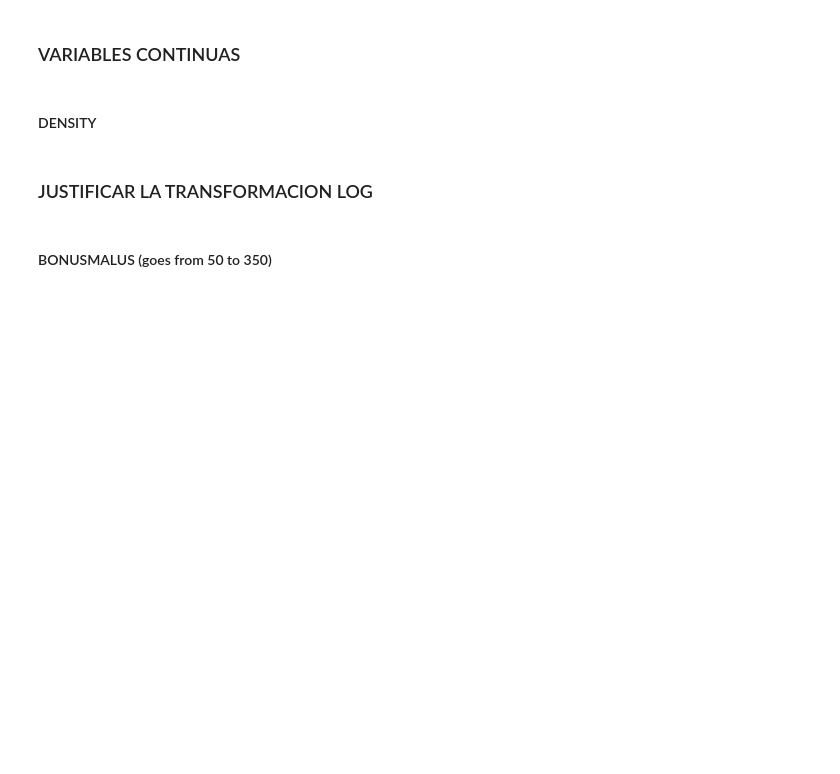
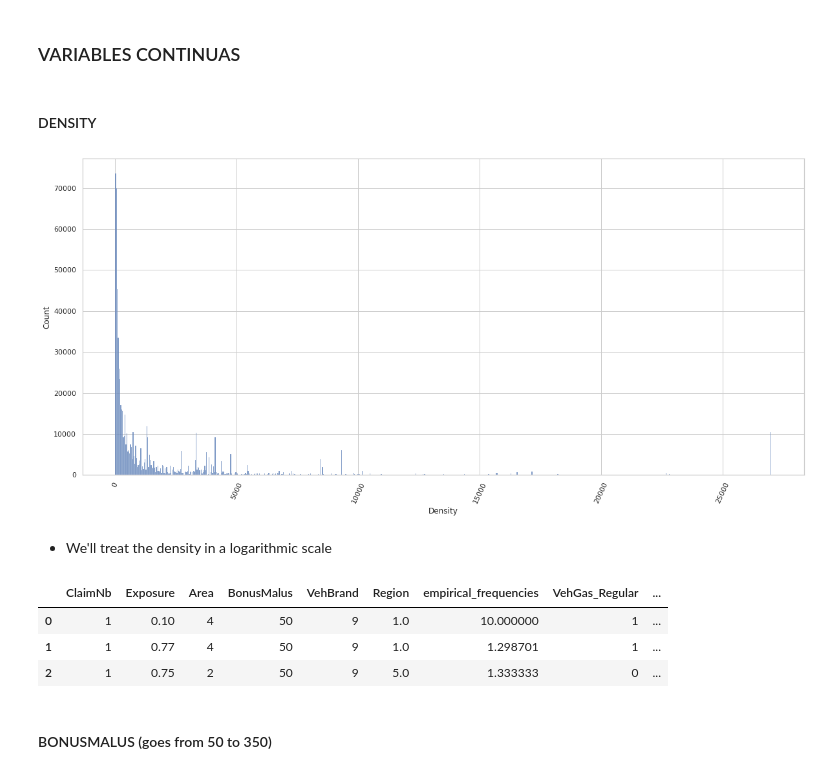
Before and after one commit to JulianTrufero/Claims-Frequency-Predicitons, a Jupyter notebook: Notebooks/claims_data.ipynb, the cells around one changed output. Cells and saved outputs as stored; diff of their text form; code cells hidden in the pictures; blank space fills up the shorter version.

```diff
--- a/Notebooks/claims_data.ipynb
+++ b/Notebooks/claims_data.ipynb
@@ -354,5 +355,3 @@ claimsdf.drop(columns=['IDpol', 'VehPower', 'VehAge', 'DrivAge'], inplace=True)
 ### VARIABLES CONTINUAS
 # %% [markdown]
 #### DENSITY
-# %% [markdown]
-### JUSTIFICAR LA TRANSFORMACION LOG
@@ -360,0 +358,8 @@ claimsdf.drop(columns=['IDpol', 'VehPower', 'VehAge', 'DrivAge'], inplace=True)
+# %%
+ax = sns.histplot(claimsdf['Density'])
+ax.tick_params(axis='x', rotation=65)
+fig.savefig("density_hist.png");
+# %% [output]
+[figure, added]
+# %% [markdown]
+- We'll treat the density in a logarithmic scale
@@ -361,3 +369,10 @@ claimsdf.drop(columns=['IDpol', 'VehPower', 'VehAge', 'DrivAge'], inplace=True)
+# %%
+claimsdf.head(3)
+# %% [output]
+|  | ClaimNb | Exposure | Area | BonusMalus | VehBrand | Region | empirical_frequencies | VehGas_Regular | ... |
+| 0 | 1 | 0.10 | 4 | 50 | 9 | 1.0 | 10.000000 | 1 | ... |
+| 1 | 1 | 0.77 | 4 | 50 | 9 | 1.0 | 1.298701 | 1 | ... |
+| 2 | 1 | 0.75 | 2 | 50 | 9 | 5.0 | 1.333333 | 0 | ... |
 # %% [markdown]
 #### BONUSMALUS (goes from 50 to 350)
 # %%
```
Also changed, not shown: parts of 7 cells of this notebook, 18 other files.
